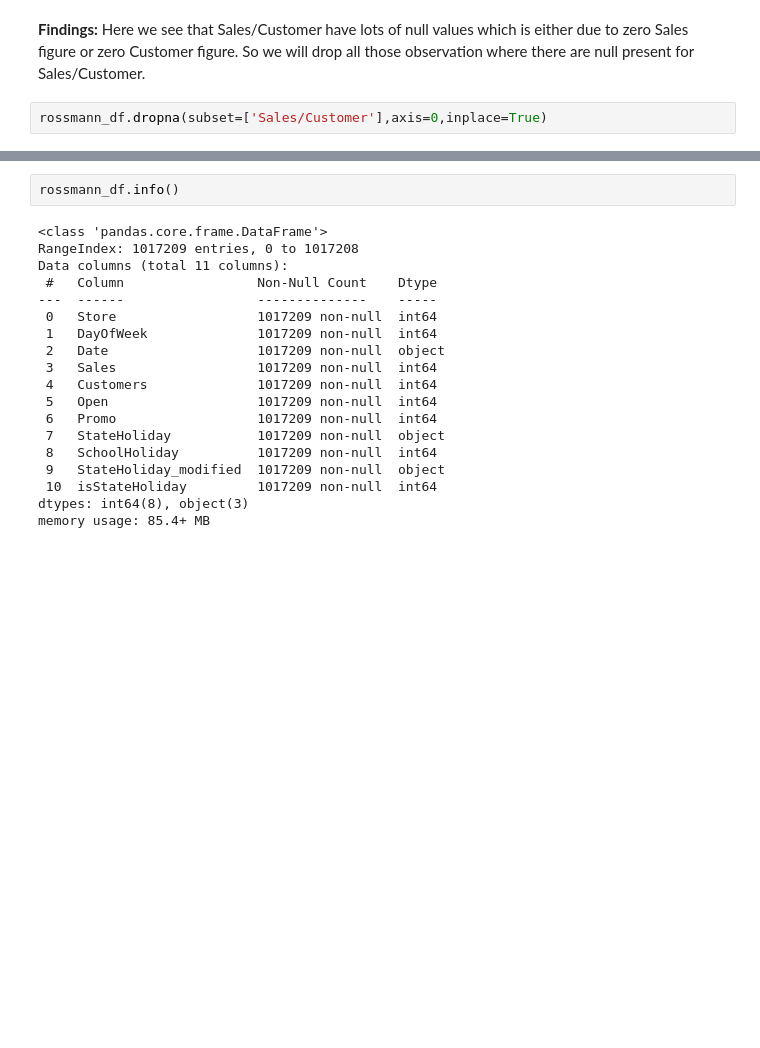
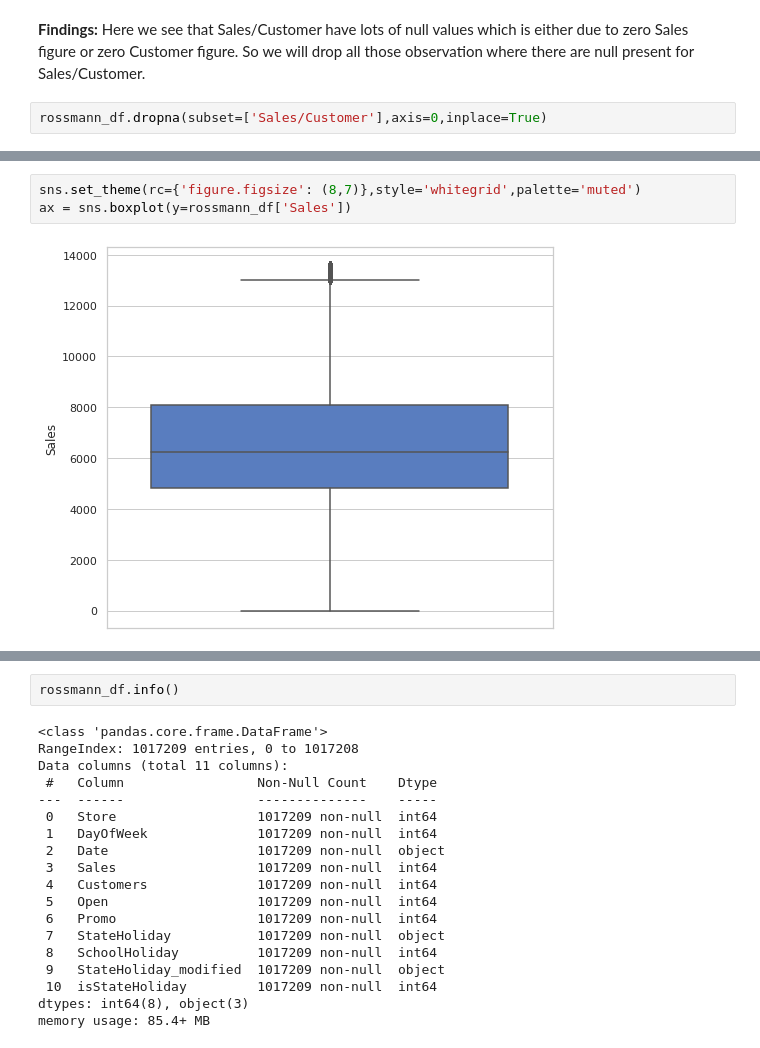
Before and after one commit to sudeep-009/Retail-Sales-Prediction, a Jupyter notebook: Rossmann_Sales_Prediction_Capstone_Project.ipynb, the cells around one changed output, grey strips where cells are left out. Cells and saved outputs as stored; diff of their text form; blank space fills up the shorter version.

```diff
--- a/Rossmann_Sales_Prediction_Capstone_Project.ipynb
+++ b/Rossmann_Sales_Prediction_Capstone_Project.ipynb
@@ -271,0 +217,5 @@ memory usage: 69.8+ MB
+# %%
+sns.set_theme(rc={'figure.figsize': (8,7)},style='whitegrid',palette='muted')
+ax = sns.boxplot(y=rossmann_df['Sales'])
+# %% [output]
+[figure, added]
```
Also changed, not shown: parts of 44 cells of this notebook.
